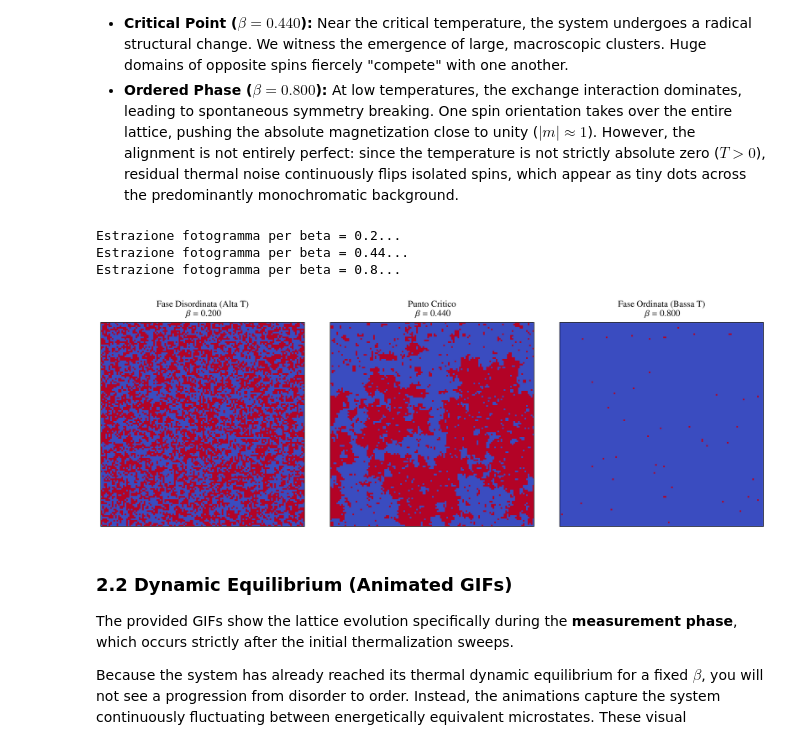
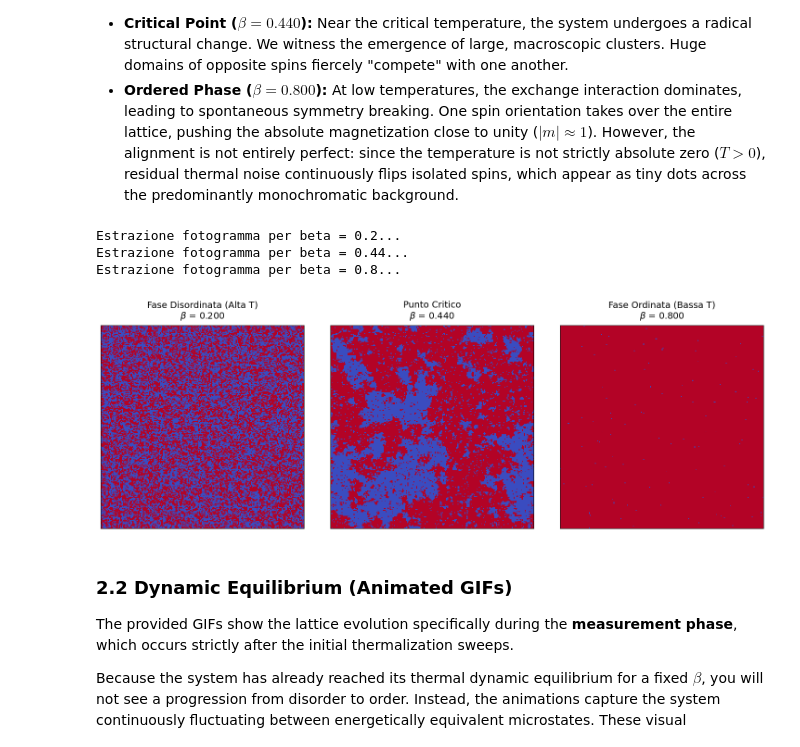
Before and after one commit to elena035/ising_project, a Jupyter notebook: ising_analysis.ipynb, the cells around one changed output. Saved outputs shown, nothing was run; the diff lists cells and outputs as text; code cells hidden in the pictures.

```diff
--- a/ising_analysis.ipynb
+++ b/ising_analysis.ipynb
@@ -5,12 +5,12 @@ import matplotlib.animation as animation
 import pandas as pd
 import os
 # %%
-#path = "C:/Users/seraf/fisica_computazionale/progetto_ising/codice_parallelo/produzione_20260713_144738/"
+path = "C:/Users/seraf/fisica_computazionale/progetto_ising/codice_parallelo/produzione_20260713_175038/"
 #path = "C:/Users/seraf/fisica_computazionale/progetto_ising/codice_parallelo/"
 # %%
-num_p = 8
-magnetizzazione_df = pd.read_csv("./results/risultati_%dp_def.csv" %(num_p))
-#magnetizzazione_df = pd.read_csv(os.path.join(path, 'risultati_%dp_def.csv' %(num_p)))
+num_p = 6
+#magnetizzazione_df = pd.read_csv("./results/risultati_%dp_def.csv" %(num_p))
+magnetizzazione_df = pd.read_csv(os.path.join(path, 'risultati_%dp.csv' %(num_p)))
 # %%
 L_values = np.array(magnetizzazione_df['L'].unique())
 beta_values = np.array(magnetizzazione_df['beta'].unique())
@@ -122,14 +122,14 @@ The static snapshots and the animated GIFs illustrate the microscopic behavior o
 * **Ordered Phase ($\beta = 0.800$):** At low temperatures, the exchange interaction dominates, leading to spontaneous symmetry breaking. One spin orientation takes over the entire lattice, pushing the absolute magnetization close to unity ($|m| \approx 1$). However, the alignment is not entirely perfect: since the temperature is not strictly absolute zero ($T > 0$), residual thermal noise continuously flips isolated spins, which appear as tiny dots across the predominantly monochromatic background.
 # %%
 # Parametri target
-L_target = 128
+L_target = 240
 betas_target = [0.200, 0.440, 0.800]
 labels = ["Fase Disordinata (Alta T)", "Punto Critico", "Fase Ordinata (Bassa T)"]
 
 # Funzione per estrarre l'ultimo frame dal file
 def get_last_frame(L, beta):
-    filename = f"./simulations/L_{L}/traiettoria_L_{L}_beta_{beta:.3f}.txt"
-    #filename = f"C:/Users/seraf/fisica_computazionale/progetto_ising/codice_parallelo/produzione_20260713_144738/simulazioni/L_{L}/traiettoria_L_{L}_beta_{beta:.3f}.txt"
+    #filename = f"./simulations/L_{L}/traiettoria_L_{L}_beta_{beta:.3f}.txt"
+    filename = f"C:/Users/seraf/fisica_computazionale/progetto_ising/codice_parallelo/produzione_20260713_175038/simulazioni/L_{L}/traiettoria_L_{L}_beta_{beta:.3f}.txt"
     last_matrix = None
 
     if not os.path.exists(filename):
@@ -161,34 +161,34 @@ def get_last_frame(L, beta):
 fig, axes = plt.subplots(1, 3, figsize=(15, 5))
 cmap = plt.cm.coolwarm
 
 # Popoliamo i tre subplot
 for idx, (beta, ax, label) in enumerate(zip(betas_target, axes, labels)):
     print(f"Estrazione fotogramma per beta = {beta}...")
     frame = get_last_frame(L_target, beta)
 
     if frame is not None:
         ax.imshow(frame, cmap=cmap, vmin=-1, vmax=1, interpolation='none')
 
     # Formattazione del subplot
     ax.set_xticks([])
     ax.set_yticks([])
     ax.set_title(f"{label}\n$\\beta$ = {beta:.3f}", fontsize=14, pad=10)
 
 # Ottimizzazione degli spazi e salvataggio
 plt.tight_layout()
 
 # Assicuriamoci che la cartella esista
 os.makedirs("./assets", exist_ok=True)
 output_path = f"./assets/snapshots_L{L_target}.png"
 
 plt.savefig(output_path, dpi=300, bbox_inches='tight')
 
 plt.show()
 # %% [output]
 Estrazione fotogramma per beta = 0.2...
 Estrazione fotogramma per beta = 0.44...
 Estrazione fotogramma per beta = 0.8...
-[figure, old version]
+[figure, new version]
 # %% [markdown]
 ### 2.2 Dynamic Equilibrium (Animated GIFs)
 The provided GIFs show the lattice evolution specifically during the **measurement phase**, which occurs strictly after the initial thermalization sweeps.
```
Also changed, not shown: parts of 3 cells of this notebook, 3 other files.
